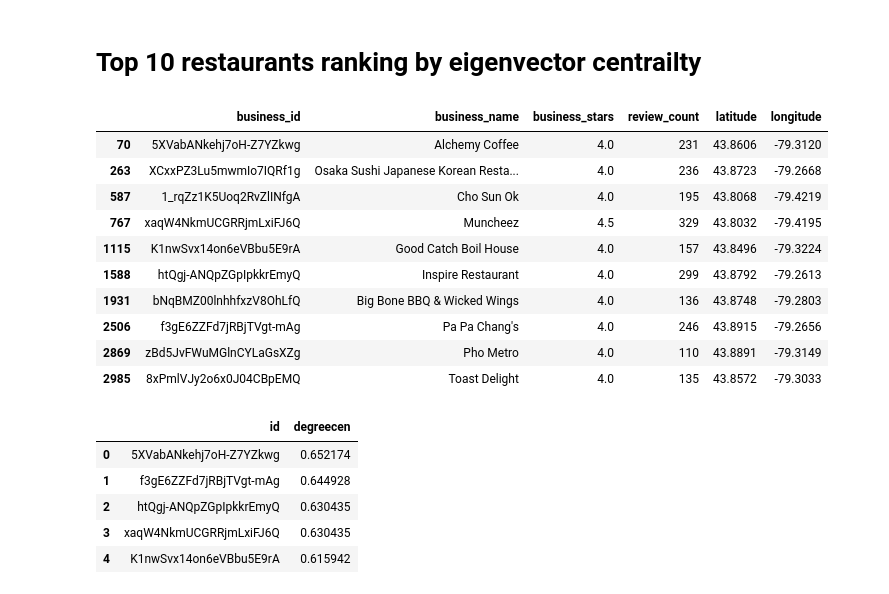
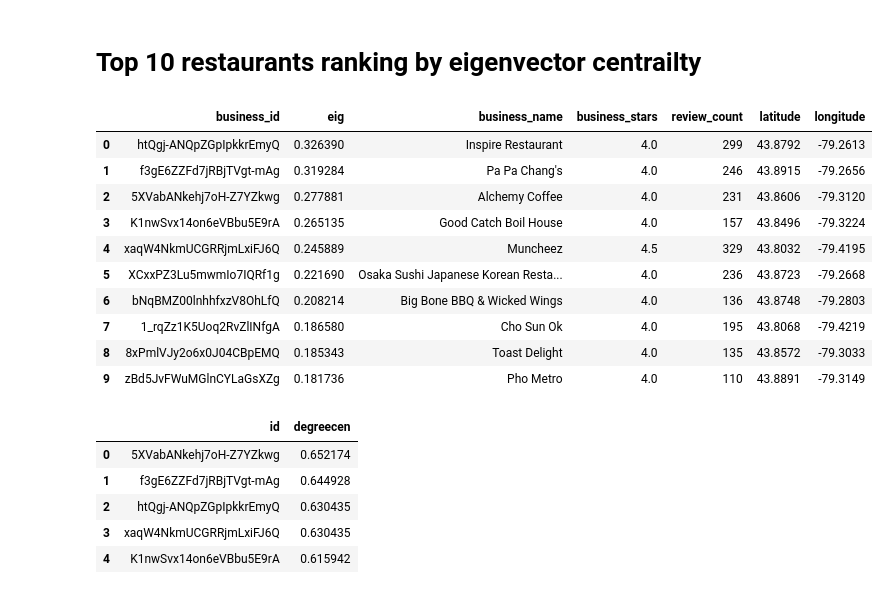
Before and after one commit to christine62/yelp-social-network-analysis, a Jupyter notebook: markham-network-analysis.ipynb, the cells around one changed output. Drawn from its saved outputs; the diff is of its cells as text; code cells hidden in the pictures.

```diff
--- a/markham-network-analysis.ipynb
+++ b/markham-network-analysis.ipynb
@@ -8,13 +8,13 @@ from networkx.algorithms import bipartite
 # %%
 def gener_graph(csvdf):
     G = nx.DiGraph()
-    G = nx.from_pandas_dataframe(csvdf, 'user_id', 'business_id')
+    G = nx.from_pandas_edgelist(csvdf, 'user_id', 'business_id')
     csvdf.columns=['user_stars','user_id','business_id','user_name','business_name','business_stars','review_count','latitude','longitude']
     nodes = csvdf[['business_id',"business_name","review_count",'latitude','longitude']].drop_duplicates(subset=None, keep='first', inplace=False)
-    nx.set_node_attributes(G, 'review_count', pd.Series(nodes.review_count.values, index=nodes.business_id).to_dict())
-    nx.set_node_attributes(G, 'latitude', pd.Series(nodes.latitude.values, index=nodes.business_id).to_dict())
-    nx.set_node_attributes(G, 'longitude', pd.Series(nodes.longitude.values, index=nodes.business_id).to_dict())
-    nx.set_node_attributes(G, 'business_name', pd.Series(nodes.business_name.values, index=nodes.business_id).to_dict())
+    nx.set_node_attributes(G,  pd.Series(nodes.review_count.values, index=nodes.business_id).to_dict(),'review_count')
+    nx.set_node_attributes(G,  pd.Series(nodes.latitude.values, index=nodes.business_id).to_dict(),'latitude')
+    nx.set_node_attributes(G,  pd.Series(nodes.longitude.values, index=nodes.business_id).to_dict(),'longitude')
+    nx.set_node_attributes(G,  pd.Series(nodes.business_name.values, index=nodes.business_id).to_dict(), 'business_name')
     return G
 def bipartite_business(csvdf):
     G = gener_graph(csvdf)
@@ -273,23 +281,25 @@ nodes.loc[nodes['business_id'].isin(topcls)]
 # %%
 eigcen=nx.eigenvector_centrality_numpy(G_b4)
 eigensort=sorted(eigcen.items(),key=operator.itemgetter(1),reverse=True)
-df_eig = pd.DataFrame(eigensort, columns=['id', 'eig'])
+df_eig = pd.DataFrame(eigensort, columns=['business_id', 'eig'])
 df3=df_eig.head(10)
-topeig=df3['id'].values.tolist()
+topeig=df3['business_id'].values.tolist()
 #nodes.loc[nodes['business_id'].isin(topeig)].to_excel('topeig.xlsx')
 nodes.loc[nodes['business_id'].isin(topeig)]
+pd.merge(df3,nodes.loc[nodes['business_id'].isin(topeig)]).to_excel('topeig.xlsx')
+pd.merge(df3,nodes.loc[nodes['business_id'].isin(topeig)])
 # %% [output]
-|  | business_id | business_name | business_stars | review_count | latitude | longitude |
-| 70 | 5XVabANkehj7oH-Z7YZkwg | Alchemy Coffee | 4.0 | 231 | 43.8606 | -79.3120 |
-| 263 | XCxxPZ3Lu5mwmIo7IQRf1g | Osaka Sushi Japanese Korean Resta... | 4.0 | 236 | 43.8723 | -79.2668 |
-| 587 | 1_rqZz1K5Uoq2RvZlINfgA | Cho Sun Ok | 4.0 | 195 | 43.8068 | -79.4219 |
-| 767 | xaqW4NkmUCGRRjmLxiFJ6Q | Muncheez | 4.5 | 329 | 43.8032 | -79.4195 |
-| 1115 | K1nwSvx14on6eVBbu5E9rA | Good Catch Boil House | 4.0 | 157 | 43.8496 | -79.3224 |
-| 1588 | htQgj-ANQpZGpIpkkrEmyQ | Inspire Restaurant | 4.0 | 299 | 43.8792 | -79.2613 |
-| 1931 | bNqBMZ00lnhhfxzV8OhLfQ | Big Bone BBQ & Wicked Wings | 4.0 | 136 | 43.8748 | -79.2803 |
-| 2506 | f3gE6ZZFd7jRBjTVgt-mAg | Pa Pa Chang's | 4.0 | 246 | 43.8915 | -79.2656 |
-| 2869 | zBd5JvFWuMGlnCYLaGsXZg | Pho Metro | 4.0 | 110 | 43.8891 | -79.3149 |
-| 2985 | 8xPmlVJy2o6x0J04CBpEMQ | Toast Delight | 4.0 | 135 | 43.8572 | -79.3033 |
+|  | business_id | eig | business_name | business_stars | review_count | latitude | longitude |
+| 0 | htQgj-ANQpZGpIpkkrEmyQ | 0.326390 | Inspire Restaurant | 4.0 | 299 | 43.8792 | -79.2613 |
+| 1 | f3gE6ZZFd7jRBjTVgt-mAg | 0.319284 | Pa Pa Chang's | 4.0 | 246 | 43.8915 | -79.2656 |
+| 2 | 5XVabANkehj7oH-Z7YZkwg | 0.277881 | Alchemy Coffee | 4.0 | 231 | 43.8606 | -79.3120 |
+| 3 | K1nwSvx14on6eVBbu5E9rA | 0.265135 | Good Catch Boil House | 4.0 | 157 | 43.8496 | -79.3224 |
+| 4 | xaqW4NkmUCGRRjmLxiFJ6Q | 0.245889 | Muncheez | 4.5 | 329 | 43.8032 | -79.4195 |
+| 5 | XCxxPZ3Lu5mwmIo7IQRf1g | 0.221690 | Osaka Sushi Japanese Korean Resta... | 4.0 | 236 | 43.8723 | -79.2668 |
+| 6 | bNqBMZ00lnhhfxzV8OhLfQ | 0.208214 | Big Bone BBQ & Wicked Wings | 4.0 | 136 | 43.8748 | -79.2803 |
+| 7 | 1_rqZz1K5Uoq2RvZlINfgA | 0.186580 | Cho Sun Ok | 4.0 | 195 | 43.8068 | -79.4219 |
+| 8 | 8xPmlVJy2o6x0J04CBpEMQ | 0.185343 | Toast Delight | 4.0 | 135 | 43.8572 | -79.3033 |
+| 9 | zBd5JvFWuMGlnCYLaGsXZg | 0.181736 | Pho Metro | 4.0 | 110 | 43.8891 | -79.3149 |
 # %%
 degcen=nx.degree_centrality(G_b4)
 degreesort=sorted(degcen.items(),key=operator.itemgetter(1),reverse=True)
```
Also changed, not shown: parts of 20 cells of this notebook.
